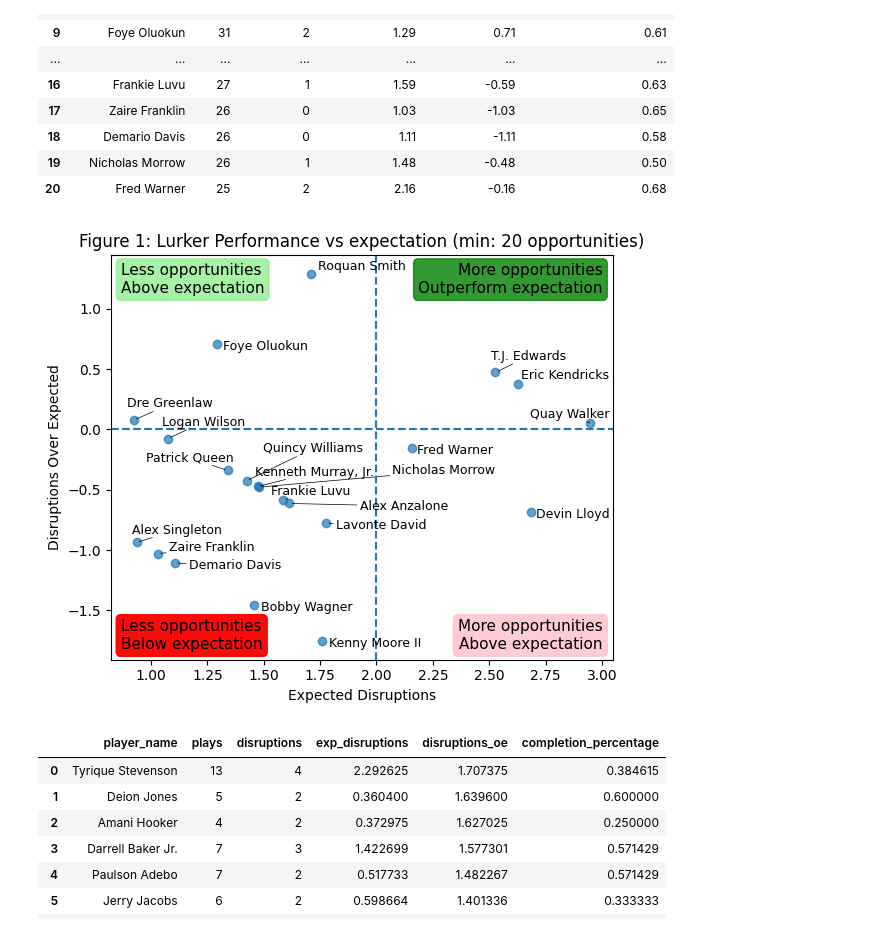
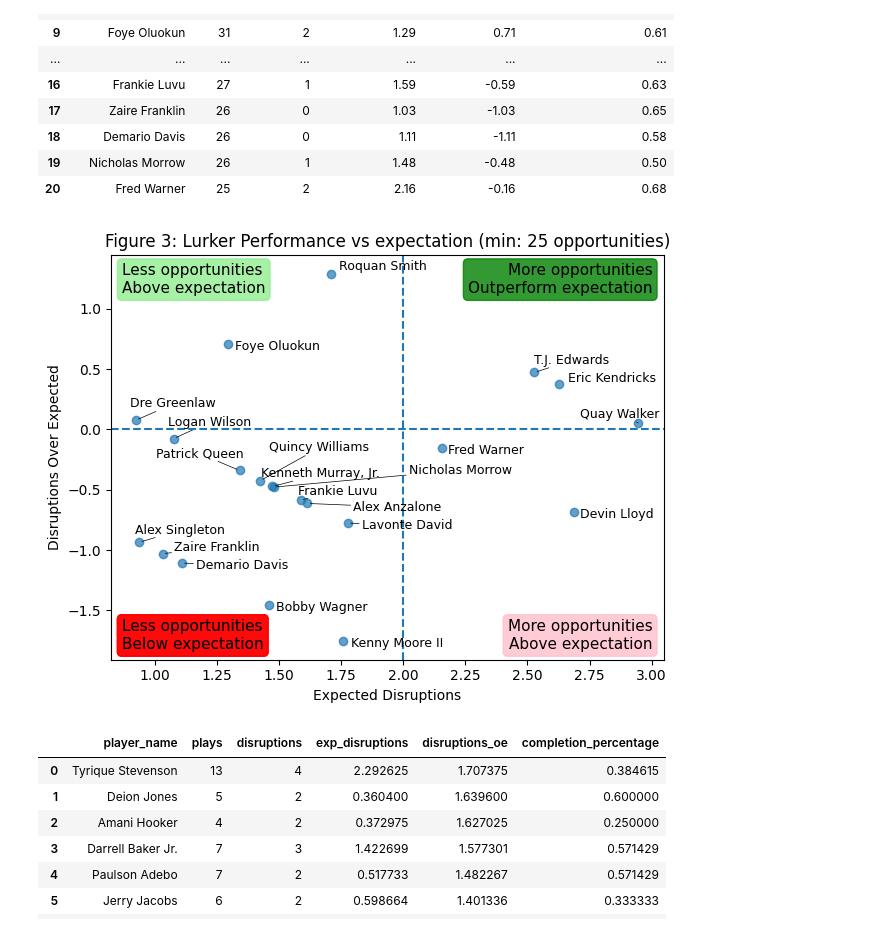
Before and after one commit to jeremylu43/Big-Data-Bowl, a Jupyter notebook: evaluate_final_model.ipynb, the cells around one changed output. Cells and saved outputs as stored; diff of their text form; code cells hidden in the pictures.

```diff
--- a/evaluate_final_model.ipynb
+++ b/evaluate_final_model.ipynb
@@ -299,7 +313,7 @@ most_lurk_opportunities.round(2)
 | 19 | Nicholas Morrow | 26 | 1 | 1.48 | -0.48 | 0.50 |
 | 20 | Fred Warner | 25 | 2 | 2.16 | -0.16 | 0.68 |
 # %%
-plt.figure(figsize=(6, 5))
+plt.figure(figsize=(6.5, 5))
 
 plt.scatter(
     most_lurk_opportunities['exp_disruptions'],
@@ -322,7 +336,7 @@ plt.axhline(0, linestyle='--')
 plt.axvline(2, linestyle='--')
 plt.xlabel('Expected Disruptions')
 plt.ylabel('Disruptions Over Expected')
-plt.title('Figure 1: Lurker Performance vs expectation (min: 20 opportunities)')
+plt.title('Figure 3: Lurker Performance vs expectation (min: 25 opportunities)')
 
 adjust_text(
     texts,
@@ -352,34 +366,34 @@ plt.annotate(
     "Less opportunities\nBelow expectation",
     xy=(0.02, 0.1),
     xycoords='axes fraction',
     ha='left',
     va='top',
     fontsize=11,
     bbox=dict(boxstyle='round,pad=0.3', alpha=0.8, facecolor='red', edgecolor='red')
 )
 plt.annotate(
     "Less opportunities\nBelow expectation",
     xy=(0.02, 0.1),
     xycoords='axes fraction',
     ha='left',
     va='top',
     fontsize=11,
     bbox=dict(boxstyle='round,pad=0.3', alpha=0.8, facecolor='red', edgecolor='red')
 )
 
 plt.annotate(
     "More opportunities\nAbove expectation",
     xy=(0.98, 0.1),
     xycoords='axes fraction',
     ha='right',
     va='top',
     fontsize=11,
     bbox=dict(boxstyle='round,pad=0.3', alpha=0.8, facecolor='pink', edgecolor='pink')
 )
 plt.tight_layout()
 plt.savefig('figures/lurker_peformance_vs_expectation', dpi = 800)
 # %% [output]
-[figure, old version]
+[figure, new version]
 # %%
 disruptions_over_expected = player_results.sort_values(by = 'disruptions_oe', ascending = False).reset_index(drop=True)
 disruptions_over_expected[disruptions_over_expected['disruptions_oe'] > 1]
```
Also changed, not shown: parts of 9 cells of this notebook, 13 other files.
